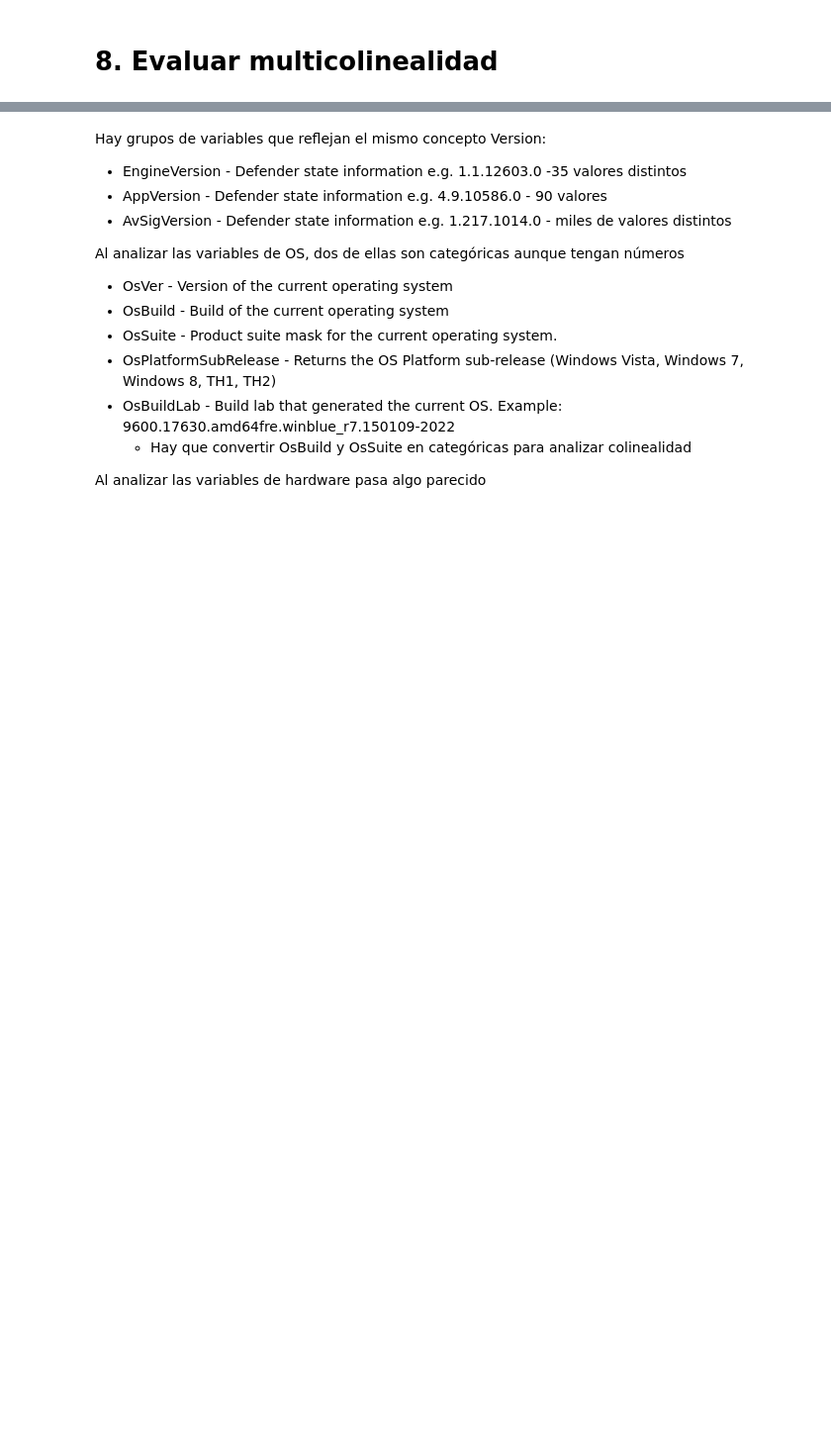
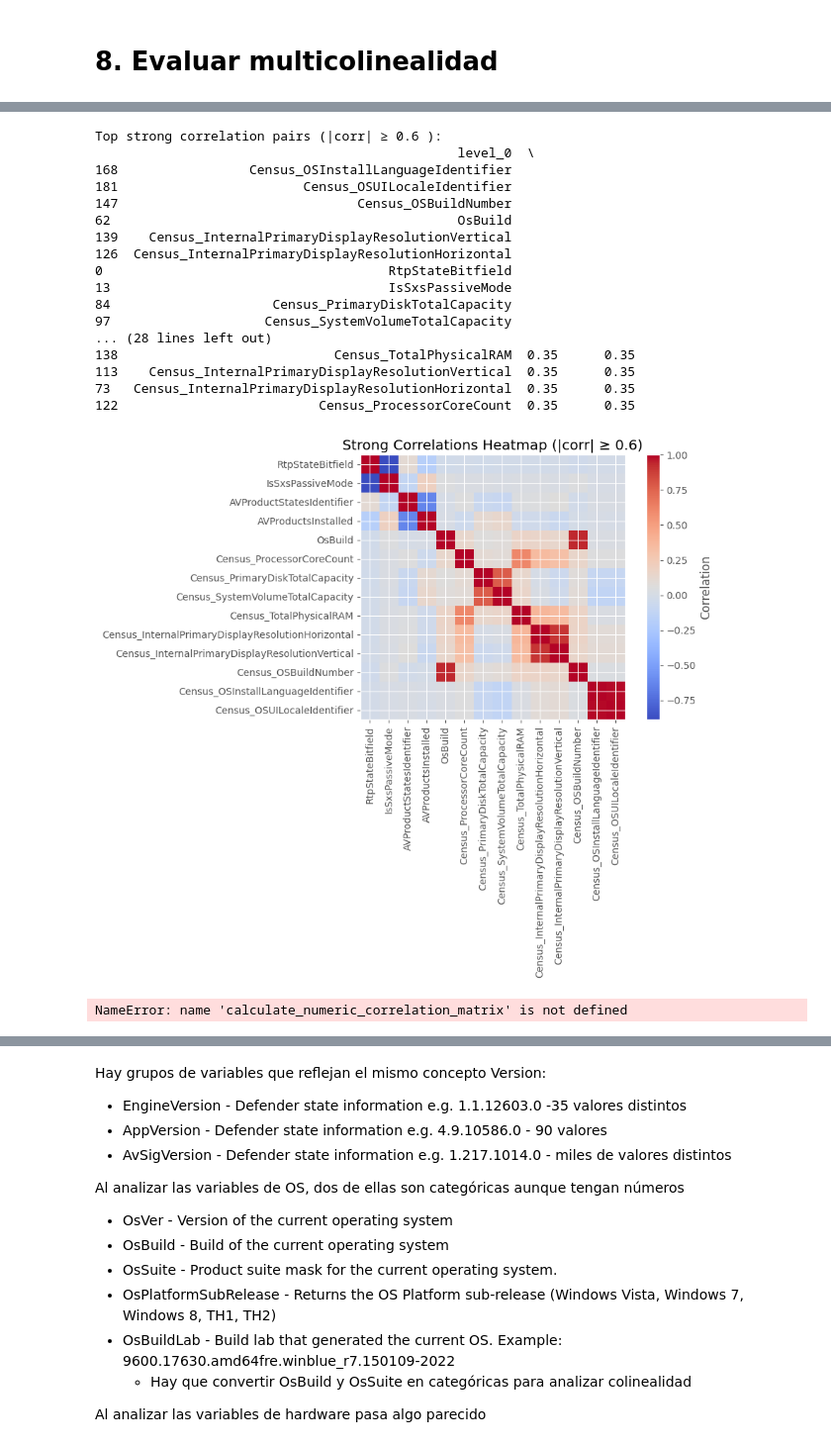
Before and after one commit to martadominguezm/grupo-1-dscesp-0525, a Jupyter notebook: entregable_2/0525_SupML_Grupo1.ipynb, the cells around one changed output, grey strips where cells are left out. Shown at 99% size. Saved outputs shown, nothing was run; the diff lists cells and outputs as text; code cells hidden in the pictures; blank space fills up the shorter version.

```diff
--- a/entregable_2/0525_SupML_Grupo1.ipynb
+++ b/entregable_2/0525_SupML_Grupo1.ipynb
@@ -687,3 +727,64 @@ display(summary_df_borrados)
+# %%
+# 1) Correlation among numeric columns
+numeric_df = df_borrados.select_dtypes(include=['number'])
+corr = numeric_df.corr()
+
+# 2) Keep only strong correlations (set your threshold)
+THRESH = 0.6
+# ignore self-correlation
+corr_no_self = corr.copy()
+np.fill_diagonal(corr_no_self.values, 0.0)
+
+# columns participating in at least one strong correlation
+cols_keep = corr_no_self.columns[(corr_no_self.abs() >= THRESH).any(axis=1)]
+
+# submatrix with only those columns (can be small & readable)
+strong_corr = corr.loc[cols_keep, cols_keep]
+
+# 3) Optional: print a ranked list of strongest pairs (absolute corr)
+pairs = (
+    strong_corr.where(~np.eye(len(strong_corr), dtype=bool))  # drop diagonal
+    .stack()                                                 # turn to pairs
+    .rename("corr")
+    .reset_index()
+)
+pairs["abs_corr"] = pairs["corr"].abs()
+pairs = pairs.sort_values("abs_corr", ascending=False)
+
+print("Top strong correlation pairs (|corr| ≥", THRESH, "):")
+print(pairs.head(20))   # show top 20
+
+# 4) Heatmap for just the strong-corr columns
+if not strong_corr.empty:
+    plt.figure(figsize=(10, 8))
+    plt.imshow(strong_corr, cmap='coolwarm', interpolation='nearest')
+    plt.colorbar(label='Correlation')
+    plt.xticks(range(len(strong_corr.columns)), strong_corr.columns, rotation=90)
+    plt.yticks(range(len(strong_corr.index)), strong_corr.index)
+    plt.title(f"Strong Correlations Heatmap (|corr| ≥ {THRESH})")
+    plt.tight_layout()
+    plt.show()
+else:
+    print(f"No pairs found with |corr| ≥ {THRESH}. Try lowering THRESH.")
+# %% [output]
+Top strong correlation pairs (|corr| ≥ 0.6 ):
+                                               level_0  \
+168                 Census_OSInstallLanguageIdentifier
+181                        Census_OSUILocaleIdentifier
+147                               Census_OSBuildNumber
+62                                             OsBuild
+139    Census_InternalPrimaryDisplayResolutionVertical
+126  Census_InternalPrimaryDisplayResolutionHorizontal
+0                                     RtpStateBitfield
+13                                    IsSxsPassiveMode
+84                     Census_PrimaryDiskTotalCapacity
+97                    Census_SystemVolumeTotalCapacity
+... (28 lines left out)
+138                            Census_TotalPhysicalRAM  0.35      0.35
+113    Census_InternalPrimaryDisplayResolutionVertical  0.35      0.35
+73   Census_InternalPrimaryDisplayResolutionHorizontal  0.35      0.35
+122                          Census_ProcessorCoreCount  0.35      0.35
+[figure, added]
 # %%
 df_borrados['OsBuild'] = df_borrados['OsBuild'].astype('object')
 df_borrados['OsSuite'] = df_borrados['OsSuite'].astype('object')
@@ -719,6 +820,10 @@ def calculate_cramers_v_matrix(df, columns):
                     df[col1].astype(str), df[col2].astype(str)
                 )
     return cramer_matrix
+# %%
+calculate_numeric_correlation_matrix(df_borrados, ['Census_PrimaryDiskTotalCapacity', 'Census_TotalPhysicalRAM'])
+# %% [output]
+NameError: name 'calculate_numeric_correlation_matrix' is not defined
 # %%
 def matriz_correlacion(dfg,listdf):
   # calculate Cramér's V matrix
```
Also changed, not shown: parts of 7 cells of this notebook.
